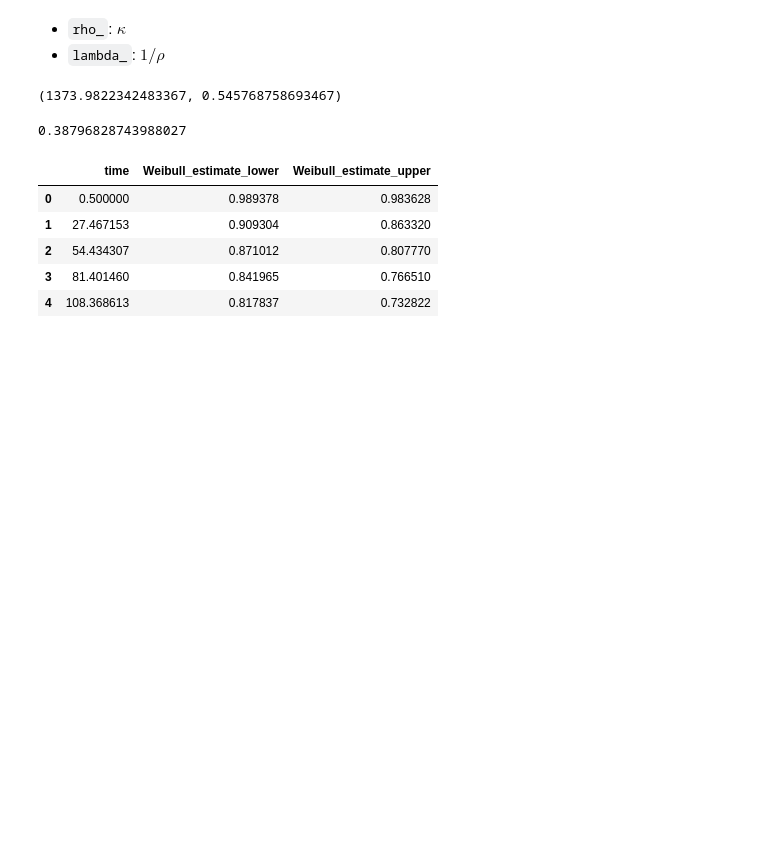
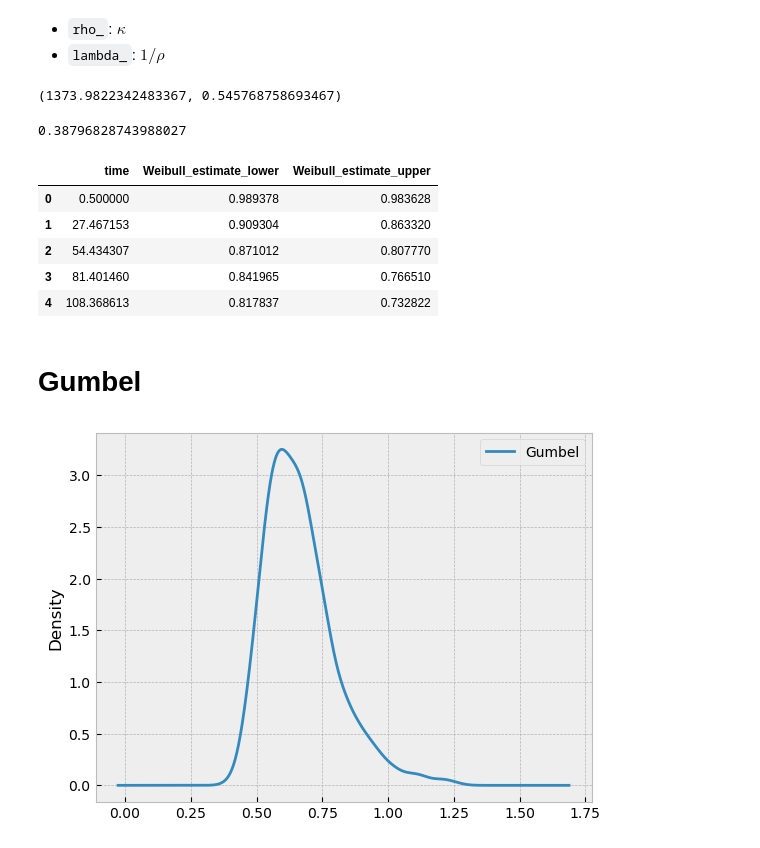
Before and after one commit to sandyherho/survival_anal, a Jupyter notebook: ch3.ipynb, the cells around one changed output. Cells and saved outputs as stored; diff of their text form; code cells hidden in the pictures; blank space fills up the shorter version.

```diff
--- a/ch3.ipynb
+++ b/ch3.ipynb
@@ -94,3 +94,13 @@ compute_confidence(train, wbf, 'Weibull_estimate').head()
 | 2 | 54.434307 | 0.871012 | 0.807770 |
 | 3 | 81.401460 | 0.841965 | 0.766510 |
 | 4 | 108.368613 | 0.817837 | 0.732822 |
+# %% [markdown]
+# Gumbel
+# %%
+k, rho = 0.6, 0.1
+gumbel_samples = np.random.gumbel(k, rho, 1000)
+
+pd.DataFrame(gumbel_samples).plot(kind='density');
+plt.legend(['Gumbel']);
+# %% [output]
+[figure, added]
```
